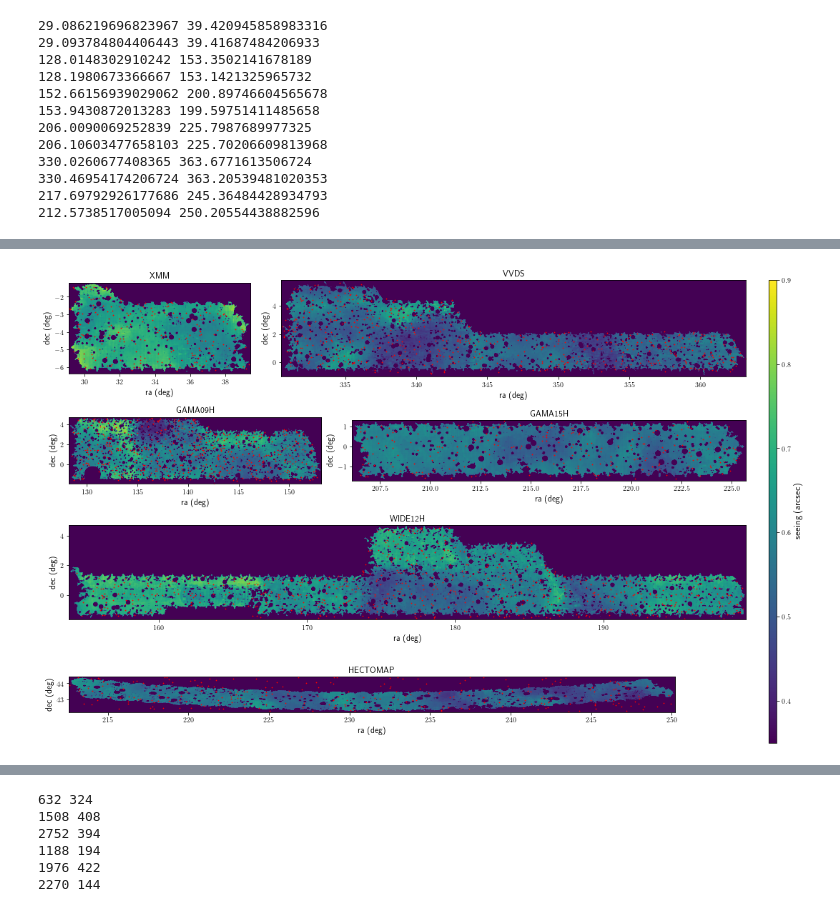
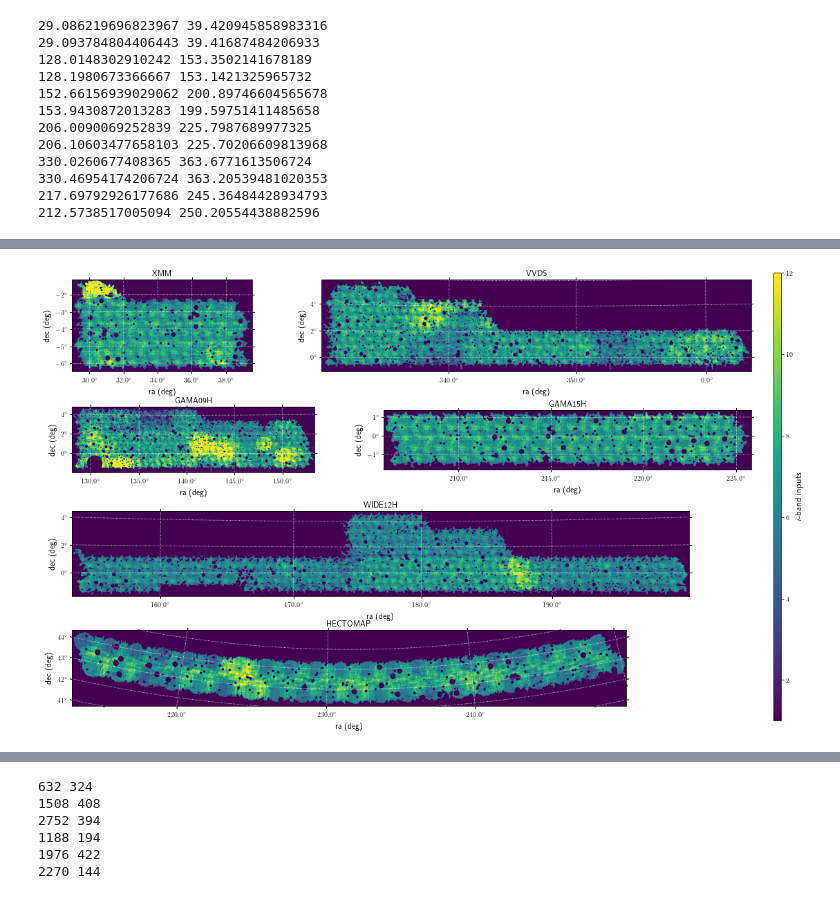
Before and after one commit to mr-superonion/G3sim-HSC, a Jupyter notebook: notebook/blind/4_2-densMap-2D.ipynb, the cells around one changed output, grey strips where cells are left out. Cells and saved outputs as stored; diff of their text form; code cells hidden in the pictures.

Commit message:
update input maps and seeing map

```diff
--- a/notebook/blind/4_2-densMap-2D.ipynb
+++ b/notebook/blind/4_2-densMap-2D.ipynb
@@ -26,11 +27,19 @@ if False:
     configName  =   '/home/xiangchong/work/gw_ipmu/work/galSim-HSC/s19/s19-1/config-nl1-test.ini'
     parser      =   ConfigParser()
     parser.read(configName)
-    for fieldname in mutilities.field_names:
-        infname=os.path.join(inDir2,'%s_no_m.fits'%fieldname )
-        data=pyfits.getdata(infname)
-        break
+    fieldname='HECTOMAP'
+    infname=os.path.join(inDir2,'%s_no_m.fits'%fieldname )
+    data=pyfits.getdata(infname)
     gridInfo    =   cartesianGrid3D(parser)
-    x,y=gridInfo.project_tan(data['i_ra'],data['i_dec'])
+    x,y=gridInfo.setupTanPlane(data['i_ra'],data['i_dec'])
     ra2,dec2=gridInfo.iproject_tan(x,y)
     print(np.max(np.abs(ra2-data['i_ra'])),np.max(np.abs(dec2-data['i_dec'])))
+    fig = plt.figure(figsize=(10, 10))
+    ax = plt.subplot(projection=wcs_helix_dict)
+    data=pyfits.getdata(os.path.join(outDir,'%s_fwhmMap.fits' %fieldname))
+    plt.imshow(data[0],origin='lower')
+    plt.xlabel(r'RA')
+    plt.ylabel(r'Dec')
+    ax.grid(color='white', ls='dotted')
+    ax.coords[0].set_major_formatter('d.d')
+    #overlay.grid(color='white', ls='dotted')
@@ -75,7 +268,7 @@ lenList={}
 imgList={}
 cmax=0.
 for fieldname in pltList:
-    data=pyfits.getdata(os.path.join(outDir,'%s_fwhmMap.fits' %fieldname))
+    data=pyfits.getdata(os.path.join(outDir,'%s_icountInMap.fits' %fieldname))
     print(fieldname)
     print(data.shape)
     lenList.update({fieldname:data.shape})
@@ -84,73 +277,74 @@ for fieldname in pltList:
     if fmax>cmax:
         cmax=fmax
 
-psfs=astTab.Table.read('wrkDir/s19/s19-1/info_newS19Mask_fd001_sim.csv')
-ra=psfs['psf_ra']
-dec=psfs['psf_dec']
-
 configName  =   'wrkDir/s19/s19-1/anaCat_newS19Mask_fdeltacut/plot/char.ini'
 parser2      =   ConfigParser()
 parser2.read(configName)
 plt.close()
 #norm = mpl.colors.SymLogNorm(linthresh=0.4,vmin=5, vmax=cmax)
-norm=mpl.colors.Normalize(vmin=0.35, vmax=0.90)
+norm=mpl.colors.Normalize(vmin=1, vmax=12)
 
 fig = plt.figure(figsize=(15,10))
 ratio=int(1./(lenList['VVDS'][-1]/lenList['VVDS'][-2]/lenList['XMM'][-1]*lenList['XMM'][-2]+1.)*10.+0.5)
-ax1 = plt.subplot2grid((8, 10), (0, 0), colspan=ratio,rowspan=2)
+ax1 = plt.subplot2grid((8, 11), (0, 0), colspan=ratio,rowspan=2,projection=wcsList['XMM'],aspect='equal')
 ax1.set_title('XMM',fontsize=12)
 msk=psfs['field']=='XMM'
-ax1.scatter(ra[msk],dec[msk],s=.6,c='red')
-ax1.imshow(imgList['XMM'][0],origin='lower',extent=extList['XMM'],norm=norm)
+ax1.imshow(imgList['XMM'],origin='lower',norm=norm)
+ax1.grid(color='white', ls='dotted')
+ax1.coords[0].set_major_formatter('d.d')
 ax1.set_xlabel('ra (deg)',fontsize=12)
 ax1.set_ylabel('dec (deg)',fontsize=12)
-ax2 = plt.subplot2grid((8, 10), (0, ratio), colspan=10-ratio,rowspan=2)
+
+ax2 = plt.subplot2grid((8, 11), (0, ratio+1), colspan=10-ratio,rowspan=2,projection=wcsList['VVDS'],aspect='equal')
 ax2.set_title('VVDS',fontsize=12)
 msk=psfs['field']=='VVDS'
 addR=(ra<300.).astype(int)*360
-ax2.scatter(ra[msk]+addR[msk],dec[msk],s=.6,c='red')
-ax2.imshow(imgList['VVDS'][0],origin='lower',extent=extList['VVDS'],norm=norm)
+ax2.imshow(imgList['VVDS'],origin='lower',norm=norm)
+ax2.grid(color='white', ls='dotted')
+ax2.coords[0].set_major_formatter('d.d')
 ax2.set_xlabel('ra (deg)',fontsize=12)
 ax2.set_ylabel('dec (deg)',fontsize=12)
 
 ratio=int(1./(lenList['GAMA15H'][-1]/lenList['GAMA15H'][-2]/lenList['GAMA09H'][-1]*lenList['GAMA09H'][-2]+1.)*10.+0.5)
-ax3 = plt.subplot2grid((8, 10), (2, 0), colspan=ratio,rowspan=2)
+ax3 = plt.subplot2grid((8, 11), (2, 0), colspan=ratio,rowspan=2,projection=wcsList['GAMA09H'])
 ax3.set_title('GAMA09H',fontsize=12)
-msk=psfs['field']=='GAMA09H'
-ax3.scatter(ra[msk],dec[msk],s=.6,c='red')
-ax3.imshow(imgList['GAMA09H'][0],origin='lower',extent=extList['GAMA09H'],norm=norm)
+ax3.imshow(imgList['GAMA09H'],origin='lower',norm=norm)
+ax3.grid(color='white', ls='dotted')
+ax3.coords[0].set_major_formatter('d.d')
 ax3.set_xlabel('ra (deg)',fontsize=12)
 ax3.set_ylabel('dec (deg)',fontsize=12)
-ax4 = plt.subplot2grid((8, 10), (2, ratio), colspan=10-ratio,rowspan=2)
+
+ax4 = plt.subplot2grid((8, 11), (2, ratio+1), colspan=10-ratio,rowspan=2,projection=wcsList['GAMA15H'])
 ax4.set_title('GAMA15H',fontsize=12)
-msk=psfs['field']=='GAMA15H'
-ax4.scatter(ra[msk],dec[msk],s=.6,c='red')
-ax4.imshow(imgList['GAMA15H'][0],origin='lower',extent=extList['GAMA15H'],norm=norm)
+ax4.imshow(imgList['GAMA15H'],origin='lower',norm=norm)
+ax4.grid(color='white', ls='dotted')
+ax4.coords[0].set_major_formatter('d.d')
 ax4.set_xlabel('ra (deg)',fontsize=12)
 ax4.set_ylabel('dec (deg)',fontsize=12)
 
-ax5 = plt.subplot2grid((8, 10), (4, 0), colspan=10,rowspan=2)
+ax5 = plt.subplot2grid((8, 11), (4, 0), colspan=10,rowspan=2,projection=wcsList['WIDE12H'])
 ax5.set_title('WIDE12H',fontsize=12)
-msk=psfs['field']=='WIDE12H'
-ax5.scatter(ra[msk],dec[msk],s=.6,c='red')
-ax5.imshow(imgList['WIDE12H'][0],origin='lower',extent=extList['WIDE12H'],norm=norm)
+ax5.imshow(imgList['WIDE12H'],origin='lower',norm=norm)
+ax5.grid(color='white', ls='dotted')
+ax5.coords[0].set_major_formatter('d.d')
 ax5.set_xlabel('ra (deg)',fontsize=12)
 ax5.set_ylabel('dec (deg)',fontsize=12)
 
-ax6 = plt.subplot2grid((8, 10), (6, 0), colspan=9,rowspan=2)
+ax6 = plt.subplot2grid((8, 11), (6, 0), colspan=9,rowspan=2,projection=wcsList['HECTOMAP'])
 ax6.set_title('HECTOMAP',fontsize=12)
-msk=psfs['field']=='HECTOMAP'
-ax6.scatter(ra[msk],dec[msk],s=.6,c='red')
-mm=ax6.imshow(imgList['HECTOMAP'][0],origin='lower',extent=extList['HECTOMAP'],norm=norm)
+mm=ax6.imshow(imgList['HECTOMAP'],origin='lower',norm=norm)
+ax6.grid(color='white', ls='dotted')
+ax6.coords[0].set_major_formatter('d.d')
 ax6.set_xlabel('ra (deg)',fontsize=12)
 ax6.set_ylabel('dec (deg)',fontsize=12)
+
 plt.tight_layout()
 plt.subplots_adjust(bottom=0.05, right=0.92, top=0.95)
 cax = plt.axes([0.95, 0.05, 0.01, 0.9])
 plt.colorbar(mm,aspect=10,cax=cax)
 
-cax.set_ylabel('seeing (arcsec)',fontsize=13)
-fig.savefig(os.path.join(outDir,'fwhmMap.eps'))
-fig.savefig(os.path.join(outDir,'fwhmMap.png'))
+cax.set_ylabel(r'$i$-band inputs',fontsize=13)
+fig.savefig(os.path.join(outDir,'icountInMap.eps'))
+fig.savefig(os.path.join(outDir,'icountInMap.png'))
 # %% [output]
 XMM
@@ -168 +362 @@ HECTOMAP
-[figure, old version]
+[figure, new version]
```
Also changed, not shown: parts of 9 cells of this notebook.
